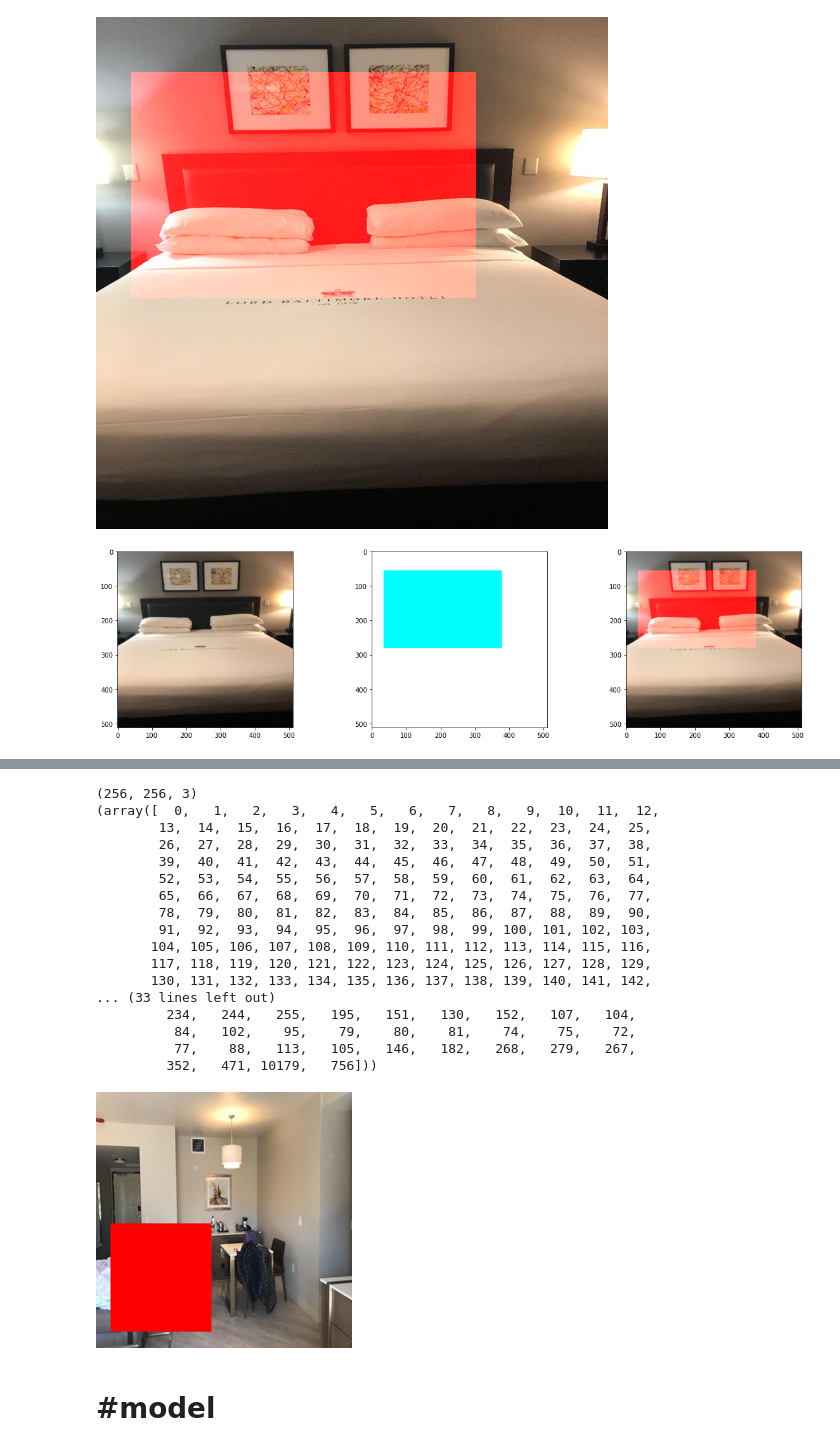
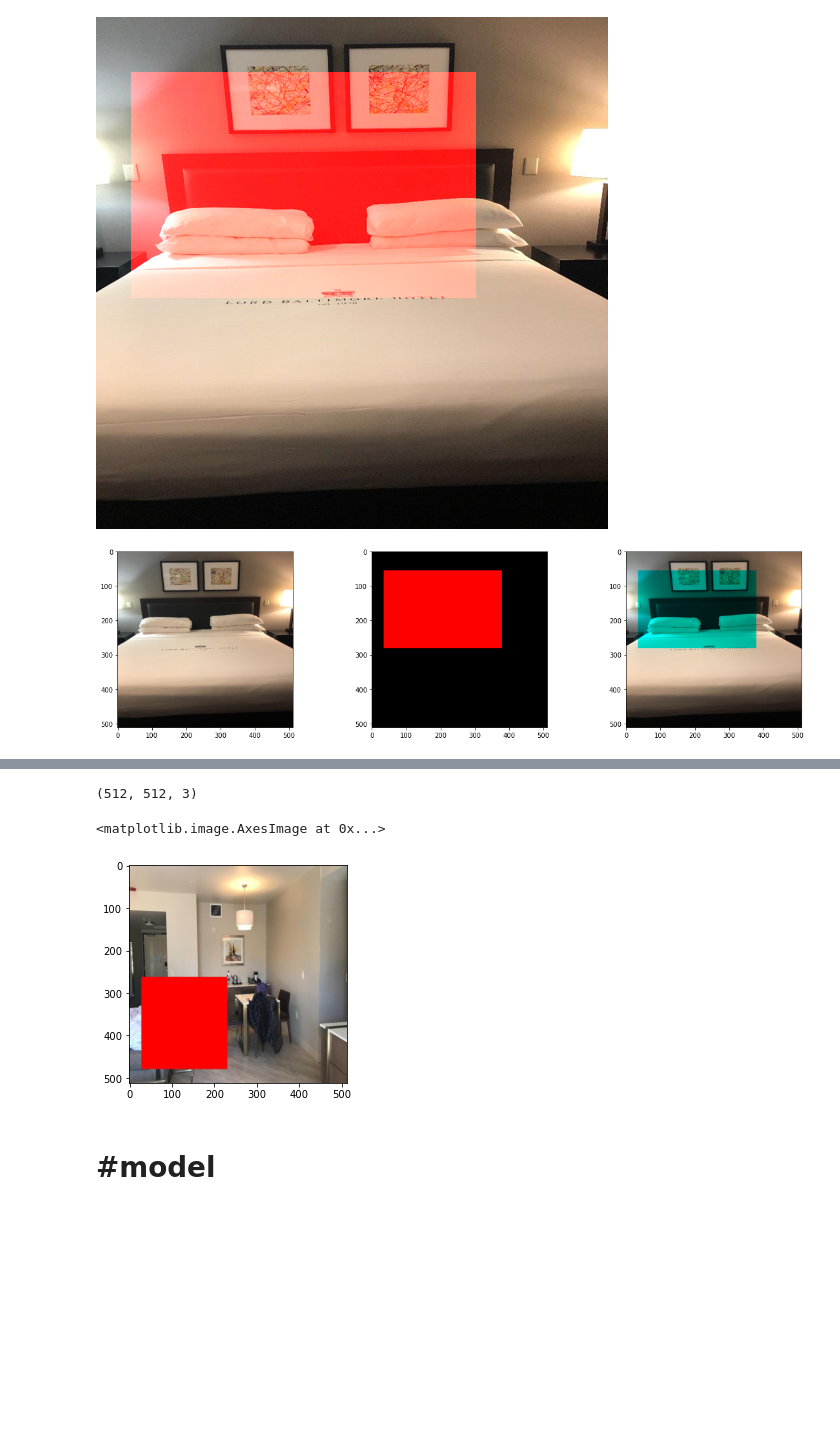
Before and after one commit to RahulS247/Hotel_Recognition-kaggle_challenge, a Jupyter notebook: maskGAN.ipynb, the cells around one changed output, grey strips where cells are left out. Cells and saved outputs as stored; diff of their text form; code cells hidden in the pictures; blank space fills up the shorter version.

```diff
--- a/maskGAN.ipynb
+++ b/maskGAN.ipynb
@@ -119,40 +129,27 @@ pil_image.fromarray((masked_img*255).astype(np.uint8))
 # %%
 _, axes = plt.subplots(1, 3, figsize=(20, 5))
 axes[0].imshow(img)
-axes[1].imshow(img_msk*255)
+axes[1].imshow(mask*255)
 axes[2].imshow(masked_img)
 plt.show()
 # %% [output]
-[figure, old version]
+[figure, new version]
 # %%
 im = pil_image.open('test_img/abc.jpg')
-imz= im.resize((256,256))
+imz= im.resize((512,512))
 imz
 # %% [output]
 [figure]
 # %%
 arim = np.array(imz)
 print(arim.shape)
+arim = arim/255
 arim = np.where(arim==0,0,arim)
-print(np.unique(arim, return_counts=True))
-ier= pil_image.fromarray(arim)
-ier
+#print(np.unique(arim, return_counts=True))
+#ier= pil_image.fromarray(arim)
+#ier
+plt.imshow(arim)
 # %% [output]
-(256, 256, 3)
-(array([  0,   1,   2,   3,   4,   5,   6,   7,   8,   9,  10,  11,  12,
-        13,  14,  15,  16,  17,  18,  19,  20,  21,  22,  23,  24,  25,
-        26,  27,  28,  29,  30,  31,  32,  33,  34,  35,  36,  37,  38,
-        39,  40,  41,  42,  43,  44,  45,  46,  47,  48,  49,  50,  51,
-        52,  53,  54,  55,  56,  57,  58,  59,  60,  61,  62,  63,  64,
-        65,  66,  67,  68,  69,  70,  71,  72,  73,  74,  75,  76,  77,
-        78,  79,  80,  81,  82,  83,  84,  85,  86,  87,  88,  89,  90,
-        91,  92,  93,  94,  95,  96,  97,  98,  99, 100, 101, 102, 103,
-       104, 105, 106, 107, 108, 109, 110, 111, 112, 113, 114, 115, 116,
-       117, 118, 119, 120, 121, 122, 123, 124, 125, 126, 127, 128, 129,
-       130, 131, 132, 133, 134, 135, 136, 137, 138, 139, 140, 141, 142,
-... (33 lines left out)
-         234,   244,   255,   195,   151,   130,   152,   107,   104,
-          84,   102,    95,    79,    80,    81,    74,    75,    72,
-          77,    88,   113,   105,   146,   182,   268,   279,   267,
-         352,   471, 10179,   756]))
+(512, 512, 3)
+<matplotlib.image.AxesImage at 0x...>
-[figure, old version]
+[figure, new version]
```
Also changed, not shown: parts of 25 cells of this notebook.
